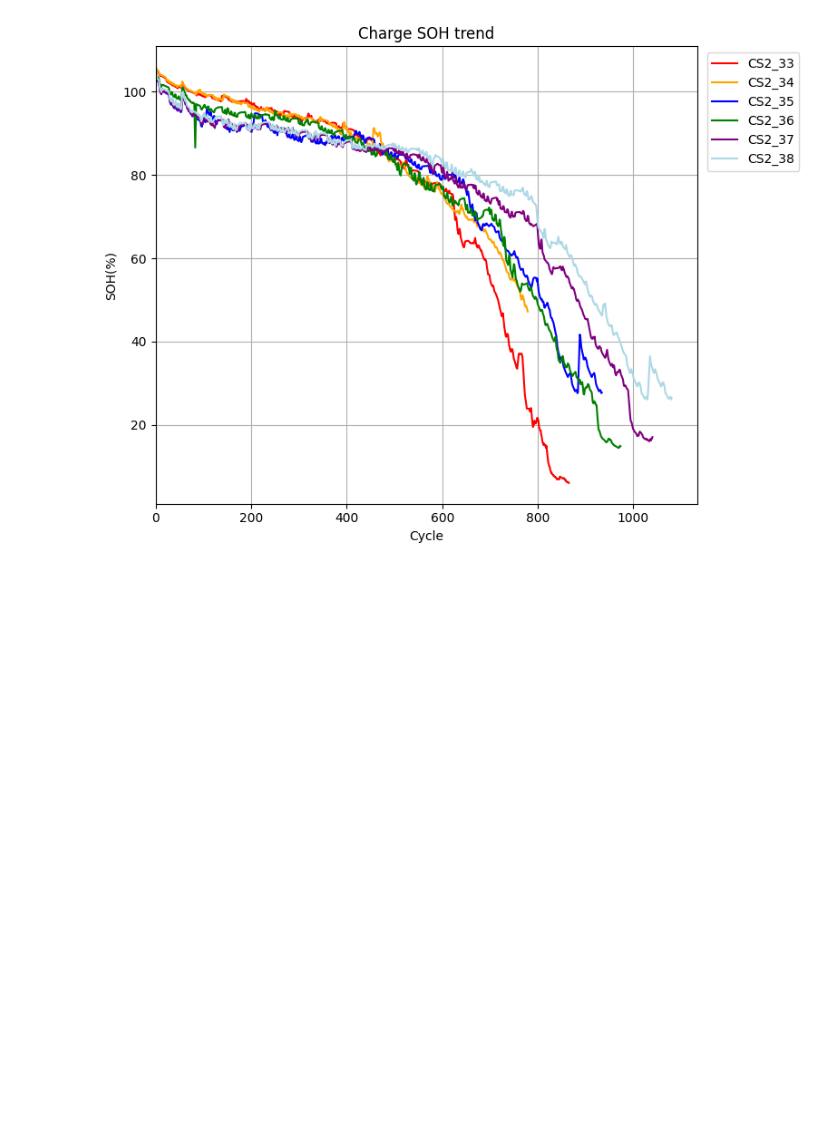
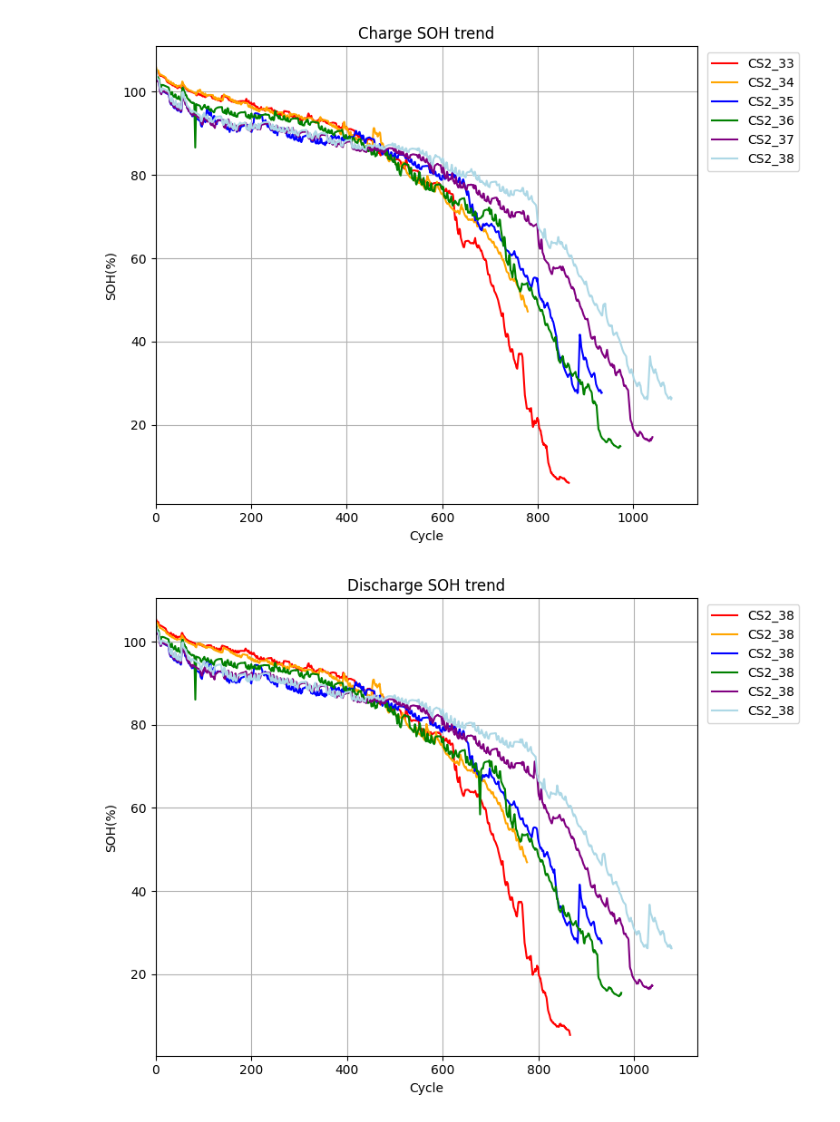
Before and after one commit to LorenzoLongarini/RUL-estimation-of-lithium-batteries, a Jupyter notebook: src/notebook/soh.ipynb, the cells around one changed output. Saved outputs shown, nothing was run; the diff lists cells and outputs as text; code cells hidden in the pictures; blank space fills up the shorter version.

Commit message:
refactoring soh discharge

```diff
--- a/src/notebook/soh.ipynb
+++ b/src/notebook/soh.ipynb
@@ -9,25 +9,25 @@ import pandas as pd
 import matplotlib.pyplot as plt
 import numpy as np
 # %%
-ds_root = 'dataset/soh_charge'
+ds_root_charge = 'dataset/soh_charge'
+ds_root_discharge = 'dataset/soh_discharge'
 colors = ['red', 'orange', 'blue', 'green', 'purple', 'lightblue']
+file_names = []
 # %%
 
 plt.figure(figsize=(8, 6))
 plt_charge = plt.subplot(1, 1, 1)
 
-file_names = []
-
 # Controllo e rimozione delle righe con valori di SOH che si discostano troppo
-for file_name in os.listdir(ds_root):
-    curr_path = f'{ds_root}/{file_name}'
-    if file_name.startswith('soh'):
+for file_name in os.listdir(ds_root_charge):
+    curr_path = f'{ds_root_charge}/{file_name}'
+    if file_name.startswith('Csoh'):
         df_output = pd.read_csv(curr_path)
         valori_percentuali = (df_output['SOH'] / 1.1) * 100
         color = colors[len(plt_charge.lines) % len(colors)]
         cs2x_part = curr_path.split('-')[1].split('.csv')[0]
 
-        plt_charge.plot(df_output['cycle'],valori_percentuali,  label=f'{cs2x_part}', linestyle='-', color=color)
+        plt_charge.plot(df_output['cycle'], valori_percentuali, label=f'{cs2x_part}', linestyle='-', color=color)
 
 plt_charge.set_title('Charge SOH trend')
 plt_charge.set_xlabel('Cycle')
@@ -134,0 +44,27 @@ plt.show()
+# %%
+
+plt.figure(figsize=(8, 6))
+plt_charge = plt.subplot(1, 1, 1)
+
+# Controllo e rimozione delle righe con valori di SOH che si discostano troppo
+for file_name in os.listdir(ds_root_discharge):
+    curr_path = f'{ds_root_discharge}/{file_name}'
+    if file_name.startswith('Dsoh'):
+        df_output = pd.read_csv(curr_path)
+        valori_percentuali = (df_output['SOH'] / 1.1) * 100
+        color = colors[len(plt_charge.lines) % len(colors)]
+
+        plt_charge.plot(df_output['cycle'],valori_percentuali,  label=f'{cs2x_part}', linestyle='-', color=color)
+
+plt_charge.set_title('Discharge SOH trend')
+plt_charge.set_xlabel('Cycle')
+plt_charge.set_ylabel('SOH(%)')
+
+plt.xlim(left=0)
+plt_charge.grid(True)
+plt_charge.legend(loc='upper right', bbox_to_anchor=(1.2, 1.))
+
+plt.tight_layout()
+plt.show()
+# %% [output]
+[figure, added]
```
Also changed, not shown: parts of 1 cell of this notebook, 6 other files.
